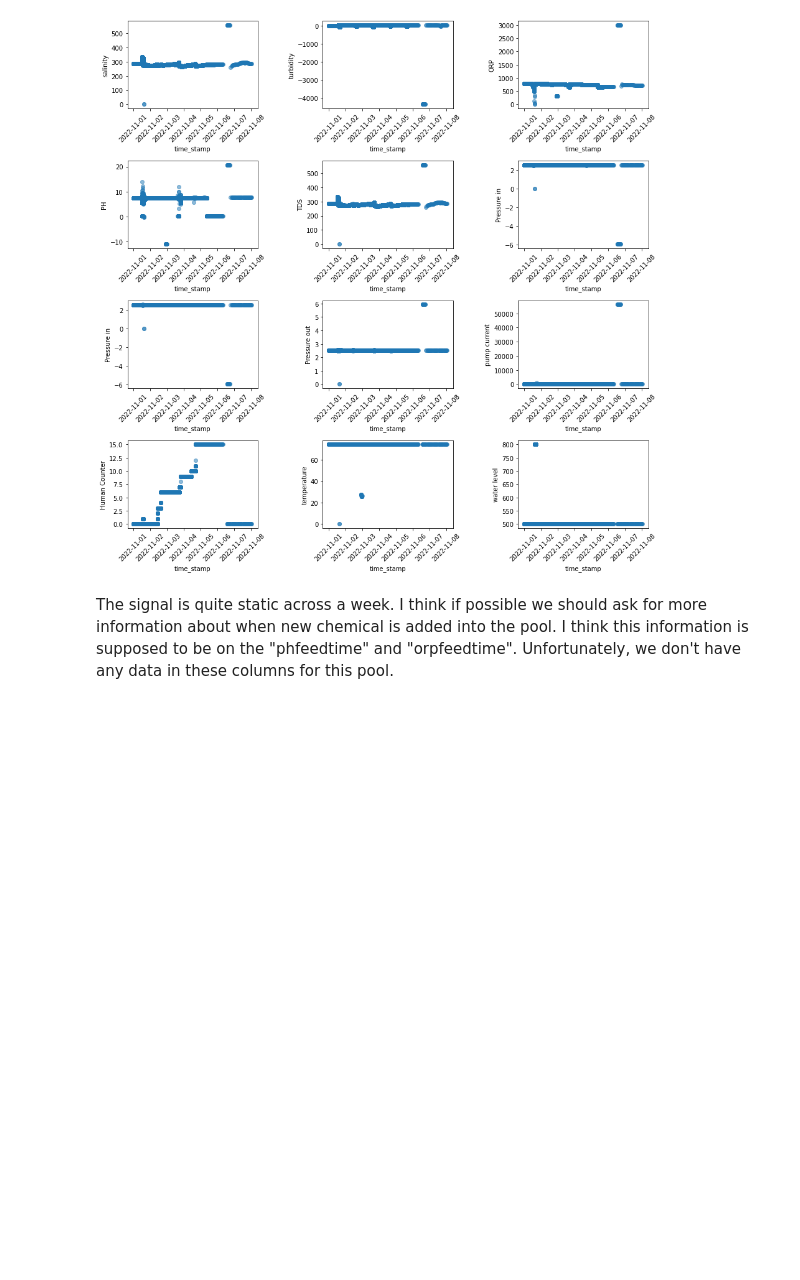
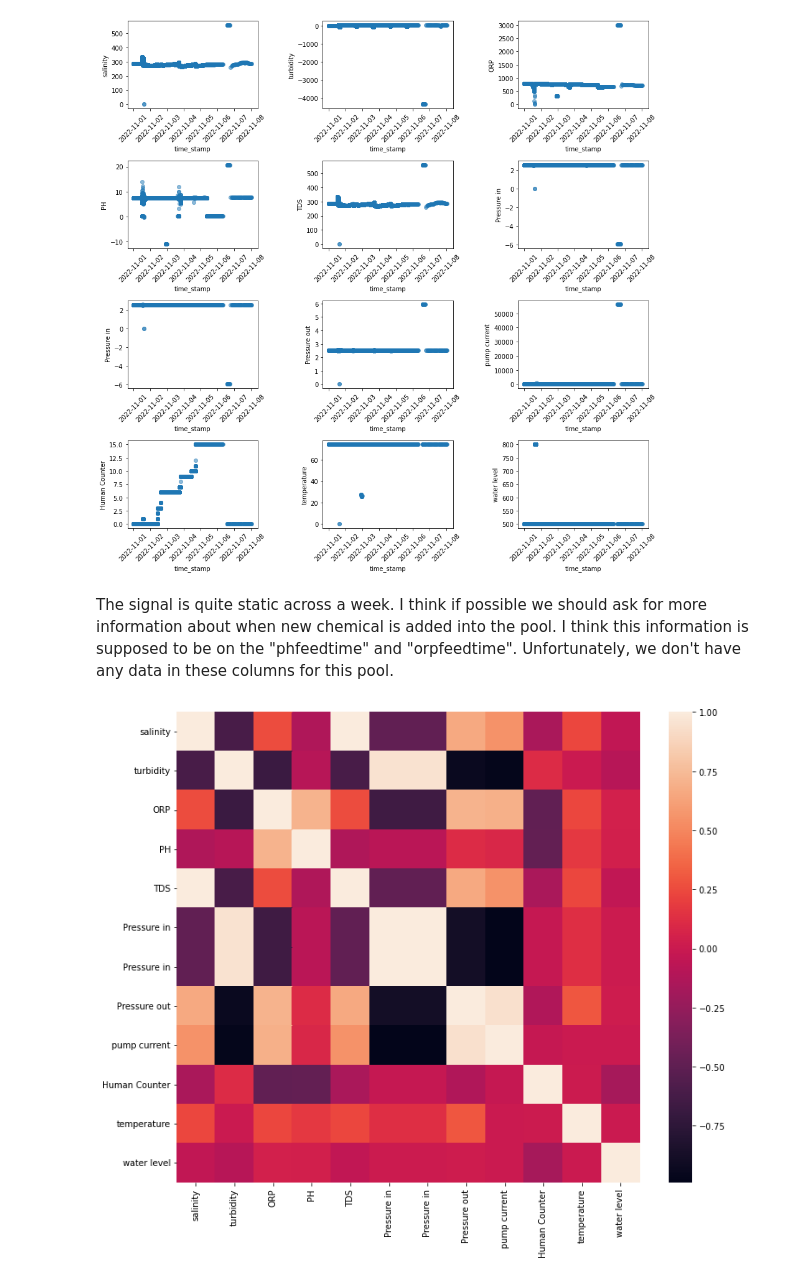
Before and after one commit to lutimoth/RIIPEN_ANTLER, a Jupyter notebook: Michael_Notebooks/Initial Exploratory Data Analysis.ipynb, the cells around one changed output. Drawn from its saved outputs; the diff is of its cells as text; code cells hidden in the pictures; blank space fills up the shorter version.

```diff
--- a/Michael_Notebooks/Initial Exploratory Data Analysis.ipynb
+++ b/Michael_Notebooks/Initial Exploratory Data Analysis.ipynb
@@ -169,3 +169,8 @@ scatterplots(colume, ncol=3, figsize=(15, 15))
 [figure]
 # %% [markdown]
 The signal is quite static across a week. I think if possible we should ask for more information about when new chemical is added into the pool. I think this information is supposed to be on the "phfeedtime" and "orpfeedtime". Unfortunately, we don't have any data in these columns for this pool.
+# %%
+plt.subplots(figsize=(12,10))
+sns.heatmap(pooldata[colume].corr());
+# %% [output]
+[figure, added]
```
Also changed, not shown: parts of 3 cells of this notebook.
